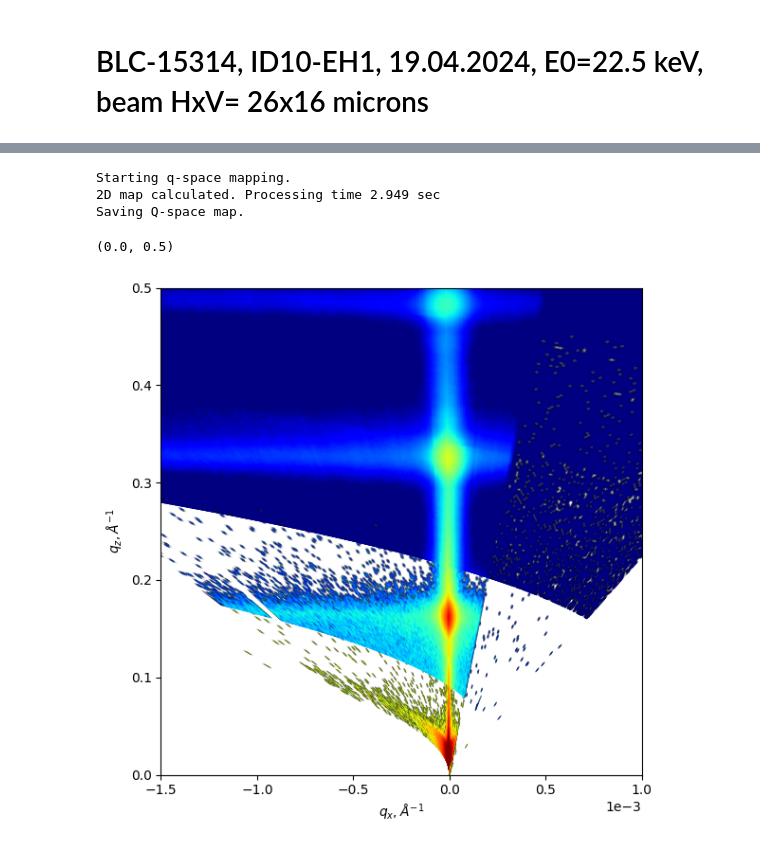
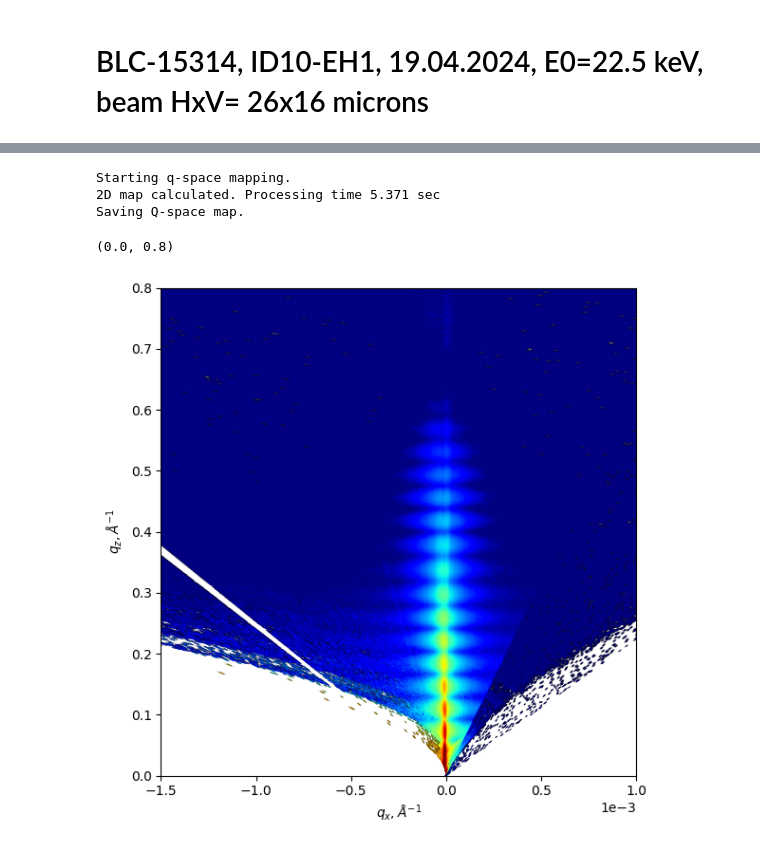
Before and after one commit to chelberserker/XRR_ID10, a Jupyter notebook: Processing_XRR_blc15314.ipynb, the cells around one changed output, grey strips where cells are left out. Cells and saved outputs as stored; diff of their text form; code cells hidden in the pictures.

```diff
--- a/Processing_XRR_blc15314.ipynb
+++ b/Processing_XRR_blc15314.ipynb
@@ -6,13 +6,13 @@ from XRR import rebin
 import numpy as np
 import matplotlib.pyplot as plt
 # %%
-FileDir = 'D:/Synchrotron data/ID10B_XRR_GISAXS_Oct23/SDS_50mM_4000/SDS_50mM_4000_0001'
-FileName = '/SDS_50mM_4000_0001.h5'
-ScanN_list = [7,8,9,10,11]
+FileDir = 'E:/Bersenev/ID10_ID10_Apr24/RAW_DATA/A9_68_4000/A9_68_4000_0001/'
+FileName = 'A9_68_4000_0001.h5'
+ScanN_list = [7]
 file = FileDir+FileName
 # %%
-refl = XRR(file, ScanN_list, PX0=401, PY0 = 382, dPX=8, dPY=5, I0=8.10e12,transmission_name='autof_eh1_transm', att_name='autof_eh1_curratt', energy_name='eccmono', alpha_i_name='chi')
-refl.show_detector_image(60)
+refl = XRR(file, ScanN_list, PX0=380, PY0 = 327, dPX=8, dPY=5, I0=8.10e12,transmission_name='autof_eh1_transm', att_name='autof_eh1_curratt', energy_name='monoe', alpha_i_name='chi')
+refl.show_detector_image(456)
 #plt.xlim(100, 440)
 #plt.ylim(0, 512)
 # %% [output]
@@ -35,10 +28,10 @@ Processing completed. Processing time 0.037 sec
 # %%
-refl.I0 = 4.05e12
+refl.I0 = 10e12
 refl.reprocess()
 plt.errorbar(*refl.get_reflectivity()[:,0:], capsize=1, fmt='.')
 #refl.correct_doubles()
 refl.footprint_correction(2, 13, correct_dir_beam=True)
-
+refl.do_rebin()
 plt.errorbar(*refl.get_reflectivity()[:,0:], capsize=1, fmt='.')
 plt.semilogy()
 plt.xlim(0, 0.07)
@@ -67,17 +57,17 @@ Footprint correction completed with beam size = 13 microns and sample size = 2 c
 # %%
-refl.produce_Qmap(SDD=700)
+refl.produce_Qmap(SDD=830)
 fig, ax = refl.plot_Qmap(save=True)
 
 #ax.hlines(0.15, -1, 1)
 #ax.hlines(0.165*2, -1, 1)
 ax.set_xlim(-0.0015, 0.001)
-ax.set_ylim(0, 0.5)
+ax.set_ylim(0, 0.8)
 # %% [output]
 Starting q-space mapping.
-2D map calculated. Processing time 2.949 sec
+2D map calculated. Processing time 5.371 sec
 Saving Q-space map.
-(0.0, 0.5)
+(0.0, 0.8)
-[figure, old version]
+[figure, new version]
 # %%
 refl.plot_reflectivity(save=True)
 refl.save_reflectivity()
```
Also changed, not shown: parts of 5 cells of this notebook, 1 other file.
